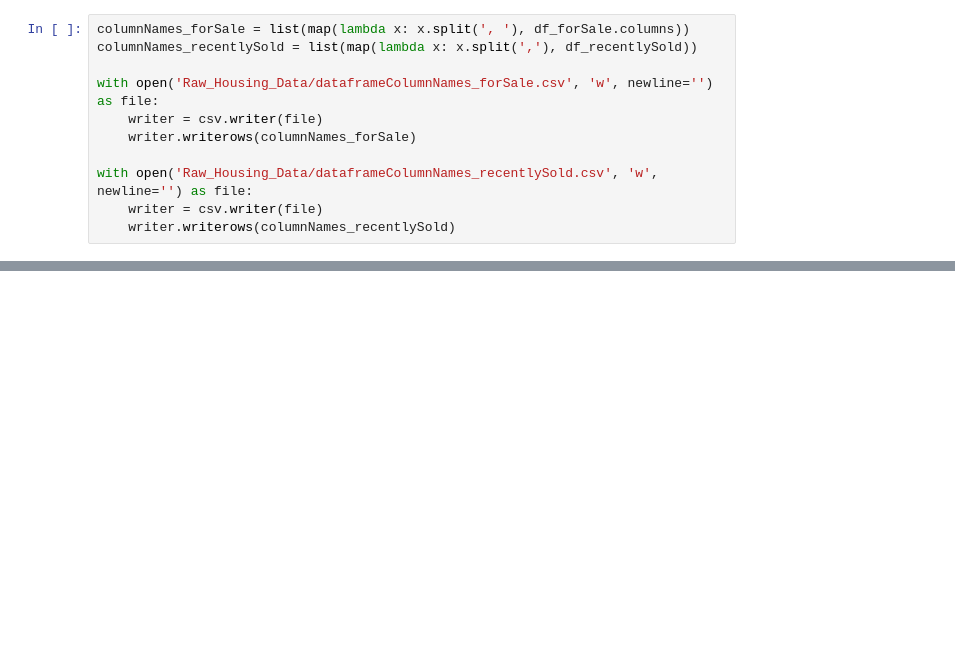
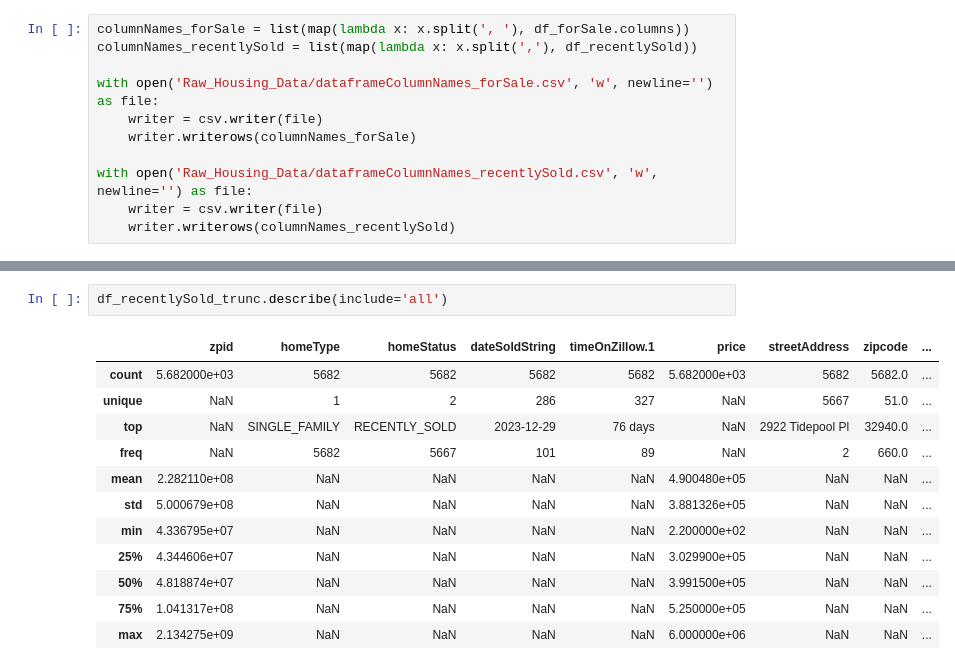
Before and after one commit to Jonathan-Tiede/RealEstate_Recommender, a Jupyter notebook: dataWrangling.ipynb, the cells around one changed output, grey strips where cells are left out. Cells and saved outputs as stored; diff of their text form; blank space fills up the shorter version.

```diff
--- a/dataWrangling.ipynb
+++ b/dataWrangling.ipynb
@@ -68,0 +201,15 @@ df_forSale_trunc.describe(include='all')
+# %%
+df_recentlySold_trunc.describe(include='all')
+# %% [output]
+|  | zpid | homeType | homeStatus | dateSoldString | timeOnZillow.1 | price | streetAddress | zipcode | ... |
+| count | 5.682000e+03 | 5682 | 5682 | 5682 | 5682 | 5.682000e+03 | 5682 | 5682.0 | ... |
+| unique | NaN | 1 | 2 | 286 | 327 | NaN | 5667 | 51.0 | ... |
+| top | NaN | SINGLE_FAMILY | RECENTLY_SOLD | 2023-12-29 | 76 days | NaN | 2922 Tidepool Pl | 32940.0 | ... |
+| freq | NaN | 5682 | 5667 | 101 | 89 | NaN | 2 | 660.0 | ... |
+| mean | 2.282110e+08 | NaN | NaN | NaN | NaN | 4.900480e+05 | NaN | NaN | ... |
+| std | 5.000679e+08 | NaN | NaN | NaN | NaN | 3.881326e+05 | NaN | NaN | ... |
+| min | 4.336795e+07 | NaN | NaN | NaN | NaN | 2.200000e+02 | NaN | NaN | ... |
+| 25% | 4.344606e+07 | NaN | NaN | NaN | NaN | 3.029900e+05 | NaN | NaN | ... |
+| 50% | 4.818874e+07 | NaN | NaN | NaN | NaN | 3.991500e+05 | NaN | NaN | ... |
+| 75% | 1.041317e+08 | NaN | NaN | NaN | NaN | 5.250000e+05 | NaN | NaN | ... |
+| max | 2.134275e+09 | NaN | NaN | NaN | NaN | 6.000000e+06 | NaN | NaN | ... |
```
Also changed, not shown: parts of 15 cells of this notebook, 1 other file.
